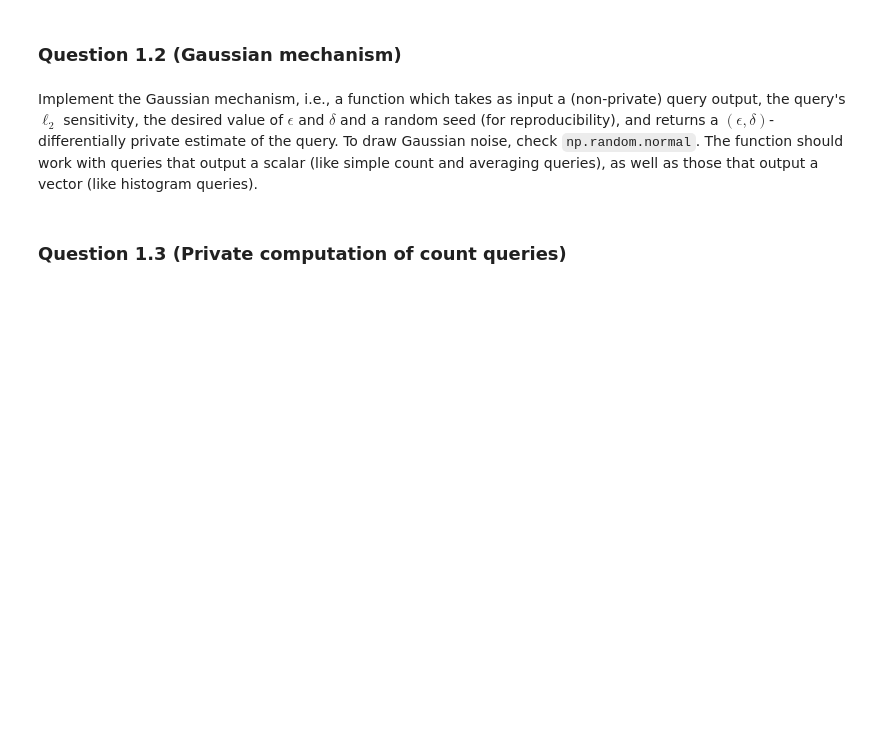
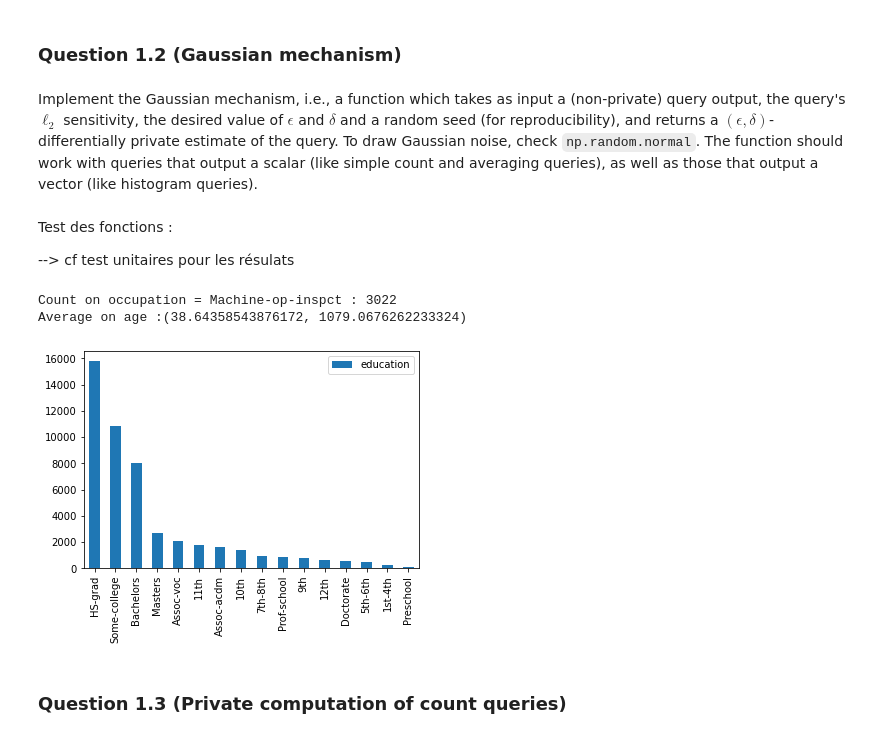
Before and after one commit to VictorCilleros/ML, a Jupyter notebook: Privacy/PPML.ipynb, the cells around one changed output. Drawn from its saved outputs; the diff is of its cells as text; code cells hidden in the pictures; blank space fills up the shorter version.

```diff
--- a/Privacy/PPML.ipynb
+++ b/Privacy/PPML.ipynb
@@ -110,9 +110,8 @@ def count_query(df, attribute, value):
     count : int
         The number of records with `attribute=value` in dataset `df`
     '''
-
-    # TO COMPLETE
-    pass # this is just to avoid error while the function is empty
+    #Done
+    return len(df[df[attribute] == value])
 # %%
 def average_query(df, attribute):
     '''
@@ -129,8 +128,8 @@ def average_query(df, attribute):
         The average value of `attribute` in dataset `df`
     '''
 
-    # TO COMPLETE
-    pass
+    # DONE
+    return df[attribute].mean()
 # %%
 def histogram_query(df, attribute):
     '''
@@ -146,8 +145,8 @@ def histogram_query(df, attribute):
     histogram : array or Series of int
         The histogram of `attribute`, i.e., the number of times each value of `attribute` appears in `df`
     '''
-    # TO COMPLETE
-    pass
+    # DONE
+    return df[attribute].value_counts() #.plot(kind='bar')
 # %% [markdown]
 ### Question 1.2 (Gaussian mechanism)
 # %% [markdown]
@@ -184,3 +184,17 @@ def gaussian_mechanism(q, s2, eps, delta, random_state=None):
+# %% [markdown]
+Test des fonctions :
+
+--> cf test unitaires pour les résulats
+# %%
+count = count_query(dataset, "occupation", "Machine-op-inspct")
+average = average_query(dataset, "age"), average_query(dataset, "capital-gain")
+print(f"Count on occupation = Machine-op-inspct : {count} ")
+print(f"Average on age :{average} ")
+bar_plot_pandas(histogram_query(dataset, "education"), label1="education")
+# %% [output]
+Count on occupation = Machine-op-inspct : 3022
+Average on age :(38.64358543876172, 1079.0676262233324)
+[figure, added]
 # %% [markdown]
 ### Question 1.3 (Private computation of count queries)
 # %% [markdown]
```
Also changed, not shown: parts of 6 cells of this notebook.
